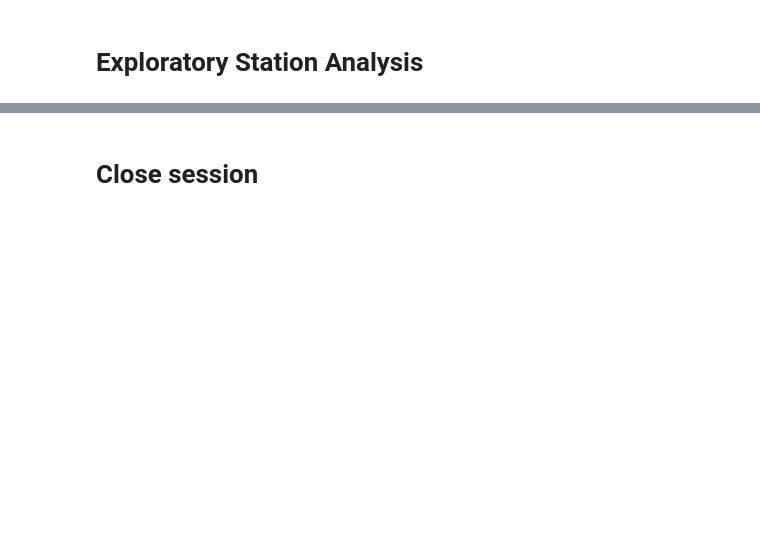
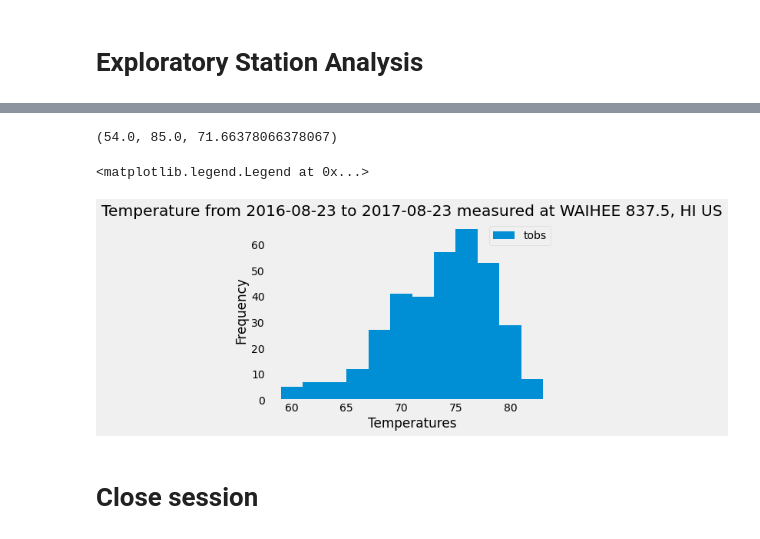
Before and after one commit to JosiahR89/sqlalchemy-challenge, a Jupyter notebook: climate.ipynb, the cells around one changed output, grey strips where cells are left out. Drawn from its saved outputs; the diff is of its cells as text; code cells hidden in the pictures; blank space fills up the shorter version.

```diff
--- a/climate.ipynb
+++ b/climate.ipynb
@@ -39,17 +46,4 @@ Base.classes.keys()
 # %%
 # Design a query to retrieve the last 12 months of precipitation data and plot the results.
 # Starting from the most recent data point in the database.
-
-# Calculate the date one year from the last date in data set.
-
-
-# Perform a query to retrieve the data and precipitation scores
-
-
-# Save the query results as a Pandas DataFrame and set the index to the date column
-
-
-# Sort the dataframe by date
-
-
-# Use Pandas Plotting with Matplotlib to plot the data
+lastdatedt= dt.datetime.strptime(lastdate[0], '%Y-%m-%d')
@@ -62,3 +139,7 @@ Base.classes.keys()
 # %%
 # Design a query to find the most active stations (i.e. what stations have the most rows?)
 # List the stations and the counts in descending order.
+stations= [Measurement.station, func.count(Measurement.id)]
+active = session.query(*stations).group_by(Measurement.station).\
+    order_by(func.count(Measurement.id).desc()).all()
+active
@@ -65,8 +156,33 @@ Base.classes.keys()
 # %%
 # Using the most active station id from the previous query, calculate the lowest, highest, and average temperature.
+temps = [func.min(Measurement.tobs),func.max(Measurement.tobs),func.avg(Measurement.tobs)]
+topstationdata = session.query(*temps).group_by(Measurement.station).order_by(func.count(Measurement.id).desc()).first()
+topstationdata
+# %% [output]
+(54.0, 85.0, 71.66378066378067)
 # %%
 # Using the most active station id
 # Query the last 12 months of temperature observation data for this station and plot the results as a histogram
+tempquery = session.query(Measurement.tobs).filter(Measurement.station == active[0][0]).\
+    filter(Measurement.date >= datequery).all()
+temperatures = list(np.ravel(tempquery))
+
+topstation= [Station.station,Station.name,Station.latitude,Station.longitude,Station.elevation]
+tempquery = session.query(*topstation).all()
+stations_desc = pd.DataFrame(tempquery, columns=['Station','Name','Latitude','Longitude','Elevation'])
+
+stationcode = stations_desc.loc[stations_desc["Station"]== active[0][0], "Name"].tolist()[0]
+# %%
+#Plot data in histogram
+plt.hist(temperatures, bins=12, rwidth=1.0, label='tobs')
+plt.grid(axis='both', alpha = 0.75)
+plt.xlabel('Temperatures')
+plt.ylabel('Frequency')
+plt.title(f"Temperature from {datequery} to {lastdate[0]} measured at {stationcode}")
+plt.legend()
+# %% [output]
+<matplotlib.legend.Legend at 0x...>
+[figure, added]
 # %% [markdown]
 # Close session
 # %%
```
Also changed, not shown: parts of 13 cells of this notebook, 3 other files.
